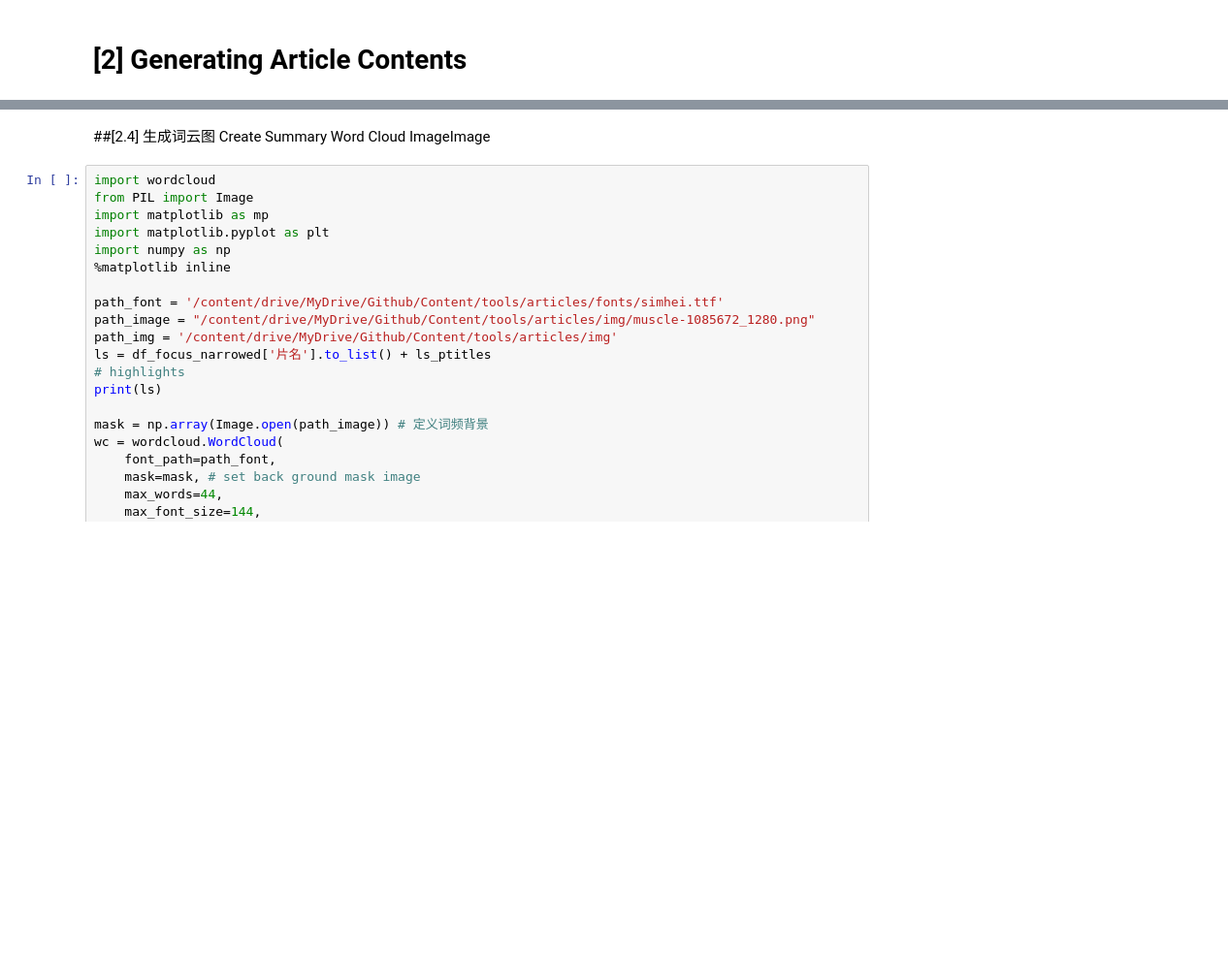
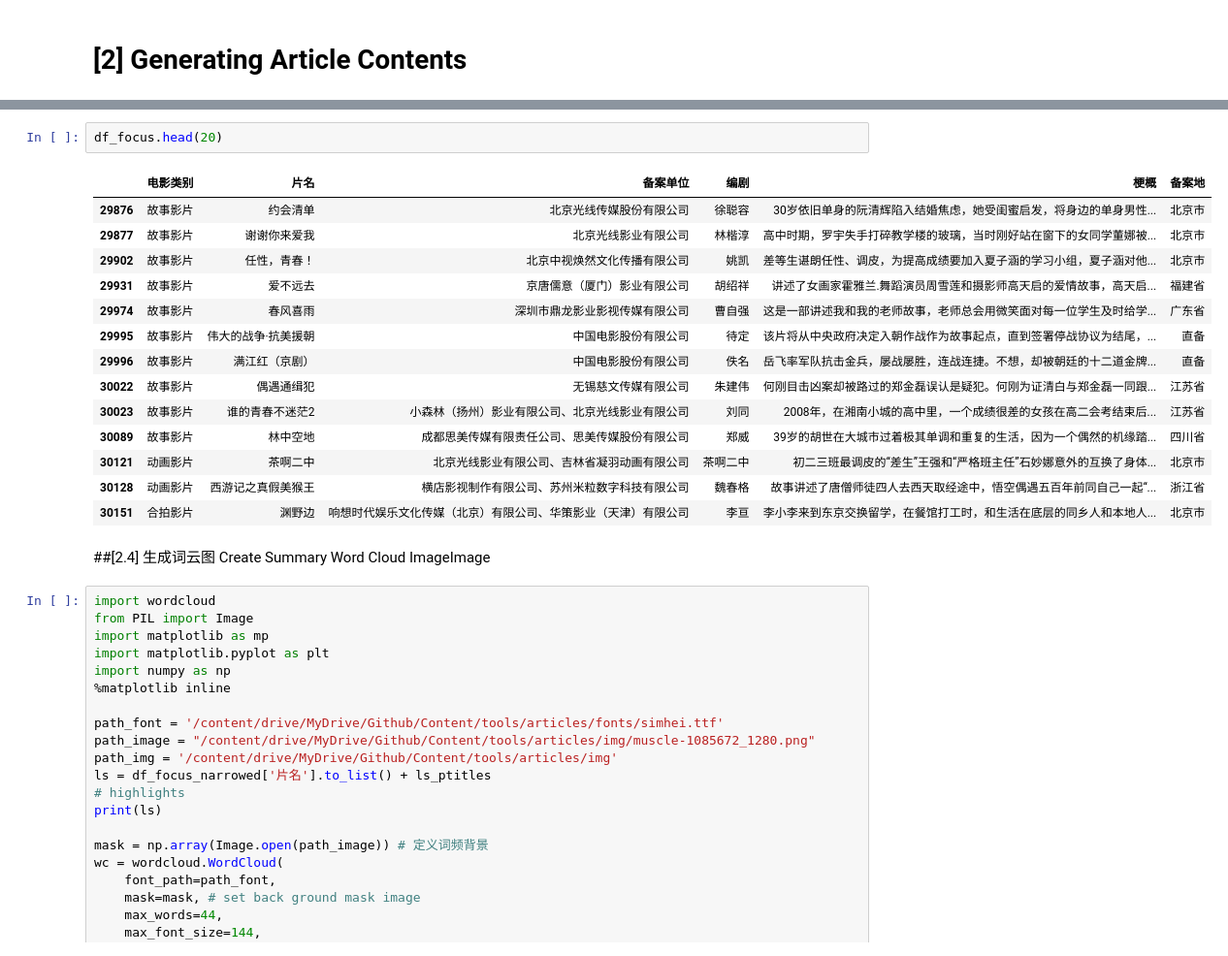
Before and after one commit to CT-Cultures/Content, a Jupyter notebook: tools/articles/RegOverview_Issue.ipynb, the cells around one changed output, grey strips where cells are left out. Shown at 97% size. Cells and saved outputs as stored; diff of their text form; blank space fills up the shorter version.

```diff
--- a/tools/articles/RegOverview_Issue.ipynb
+++ b/tools/articles/RegOverview_Issue.ipynb
@@ -201,3 +233,20 @@ print(T3)
+# %%
+df_focus.head(20)
+# %% [output]
+|  | 电影类别 | 片名 | 备案单位 | 编剧 | 梗概 | 备案地 |
+| 29876 | 故事影片 | 约会清单 | 北京光线传媒股份有限公司 | 徐聪容 | 30岁依旧单身的阮清辉陷入结婚焦虑，她受闺蜜启发，将身边的单身男性... | 北京市 |
+| 29877 | 故事影片 | 谢谢你来爱我 | 北京光线影业有限公司 | 林楷淳 | 高中时期，罗宇失手打碎教学楼的玻璃，当时刚好站在窗下的女同学董娜被... | 北京市 |
+| 29902 | 故事影片 | 任性，青春！ | 北京中视焕然文化传播有限公司 | 姚凯 | 差等生谌朗任性、调皮，为提高成绩要加入夏子涵的学习小组，夏子涵对他... | 北京市 |
+| 29931 | 故事影片 | 爱不远去 | 京唐儒意（厦门）影业有限公司 | 胡绍祥 | 讲述了女画家霍雅兰.舞蹈演员周雪莲和摄影师高天启的爱情故事，高天启... | 福建省 |
+| 29974 | 故事影片 | 春风喜雨 | 深圳市鼎龙影业影视传媒有限公司 | 曹自强 | 这是一部讲述我和我的老师故事，老师总会用微笑面对每一位学生及时给学... | 广东省 |
+| 29995 | 故事影片 | 伟大的战争·抗美援朝 | 中国电影股份有限公司 | 待定 | 该片将从中央政府决定入朝作战作为故事起点，直到签署停战协议为结尾，... | 直备 |
+| 29996 | 故事影片 | 满江红（京剧） | 中国电影股份有限公司 | 佚名 | 岳飞率军队抗击金兵，屡战屡胜，连战连捷。不想，却被朝廷的十二道金牌... | 直备 |
+| 30022 | 故事影片 | 偶遇通缉犯 | 无锡慈文传媒有限公司 | 朱建伟 | 何刚目击凶案却被路过的郑金磊误认是疑犯。何刚为证清白与郑金磊一同跟... | 江苏省 |
+| 30023 | 故事影片 | 谁的青春不迷茫2 | 小森林（扬州）影业有限公司、北京光线影业有限公司 | 刘同 | 2008年，在湘南小城的高中里，一个成绩很差的女孩在高二会考结束后... | 江苏省 |
+| 30089 | 故事影片 | 林中空地 | 成都思美传媒有限责任公司、思美传媒股份有限公司 | 郑威 | 39岁的胡世在大城市过着极其单调和重复的生活，因为一个偶然的机缘踏... | 四川省 |
+| 30121 | 动画影片 | 茶啊二中 | 北京光线影业有限公司、吉林省凝羽动画有限公司 | 茶啊二中 | 初二三班最调皮的“差生”王强和“严格班主任”石妙娜意外的互换了身体... | 北京市 |
+| 30128 | 动画影片 | 西游记之真假美猴王 | 横店影视制作有限公司、苏州米粒数字科技有限公司 | 魏春格 | 故事讲述了唐僧师徒四人去西天取经途中，悟空偶遇五百年前同自己一起“... | 浙江省 |
+| 30151 | 合拍影片 | 渊野边 | 响想时代娱乐文化传媒（北京）有限公司、华策影业（天津）有限公司 | 李亘 | 李小李来到东京交换留学，在餐馆打工时，和生活在底层的同乡人和本地人... | 北京市 |
 # %% [markdown]
 ##[2.4] 生成词云图
  Create Summary Word Cloud ImageImage
```
Also changed, not shown: parts of 12 cells of this notebook, 2 other files.
